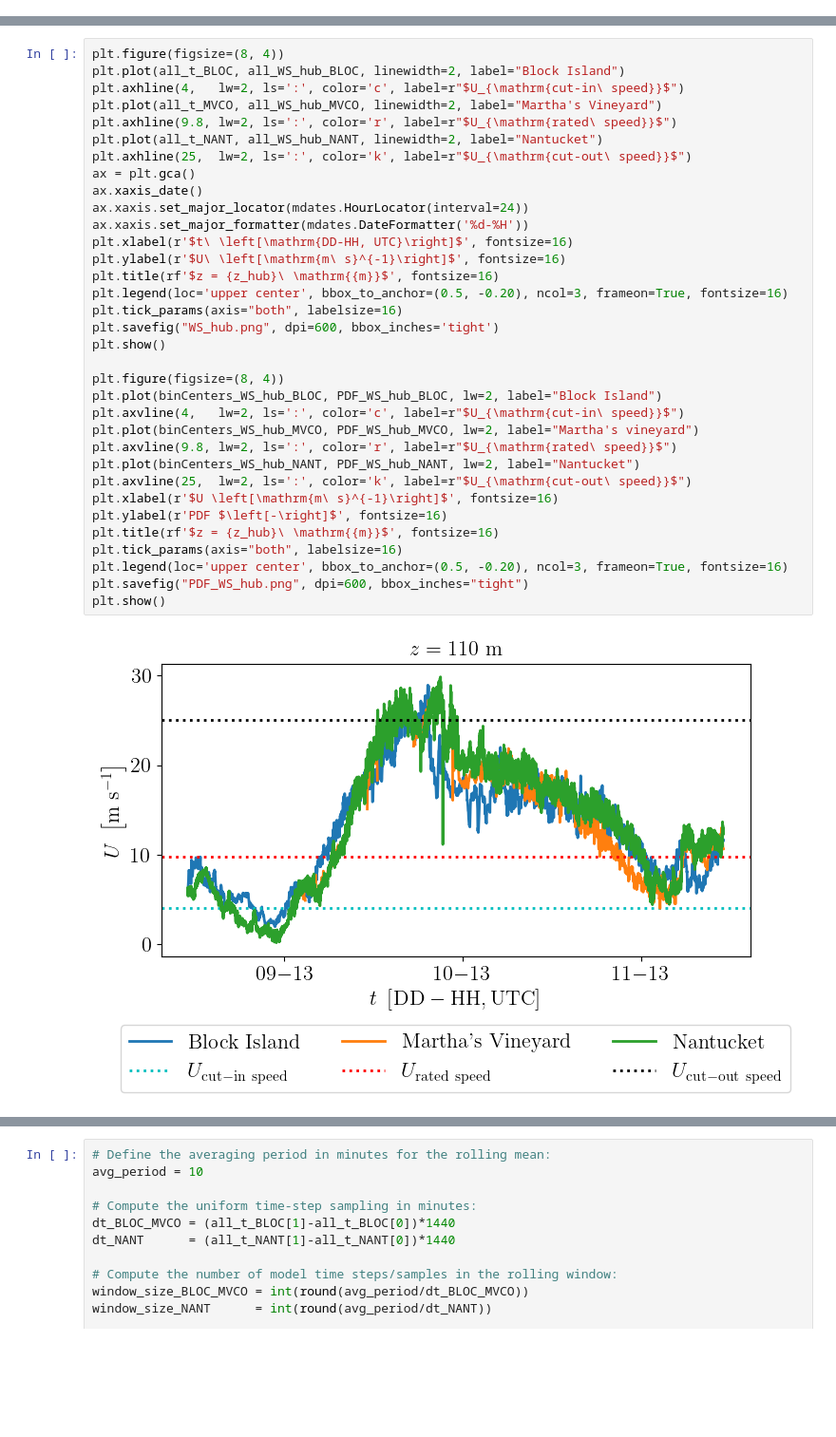
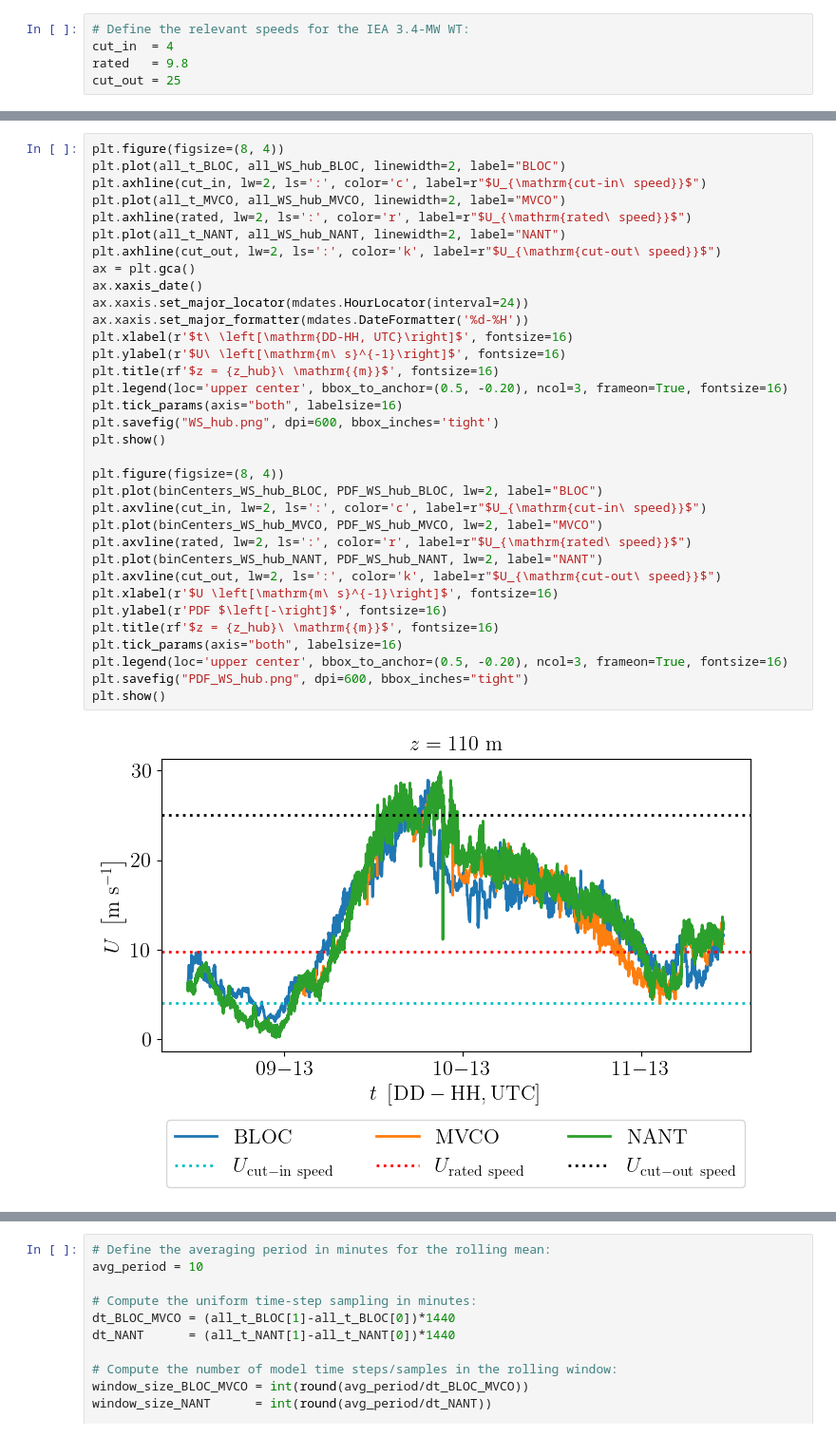
Before and after one commit to m-beshara/wfip3-noreaster-analysis, a Jupyter notebook: scripts/wfip3_analysis.ipynb, the cells around one changed output, grey strips where cells are left out. Shown at 95% size. Saved outputs shown, nothing was run; the diff lists cells and outputs as text; blank space fills up the shorter version.

```diff
--- a/scripts/wfip3_analysis.ipynb
+++ b/scripts/wfip3_analysis.ipynb
@@ -336,2 +437,7 @@ order = [0, 1, 2, 3, 4, 5]
+# %%
+# Define the relevant speeds for the IEA 3.4-MW WT:
+cut_in  = 4
+rated   = 9.8
+cut_out = 25
 # %%
 plt.figure(figsize=(8, 4))
@@ -349,36 +458,36 @@ plt.show()
 # %%
 plt.figure(figsize=(8, 4))
-plt.plot(all_t_BLOC, all_WS_hub_BLOC, linewidth=2, label="Block Island")
-plt.axhline(4,   lw=2, ls=':', color='c', label=r"$U_{\mathrm{cut-in\ speed}}$")
-plt.plot(all_t_MVCO, all_WS_hub_MVCO, linewidth=2, label="Martha's Vineyard")
-plt.axhline(9.8, lw=2, ls=':', color='r', label=r"$U_{\mathrm{rated\ speed}}$")
-plt.plot(all_t_NANT, all_WS_hub_NANT, linewidth=2, label="Nantucket")
-plt.axhline(25,  lw=2, ls=':', color='k', label=r"$U_{\mathrm{cut-out\ speed}}$")
+plt.plot(all_t_BLOC, all_WS_hub_BLOC, linewidth=2, label="BLOC")
+plt.axhline(cut_in, lw=2, ls=':', color='c', label=r"$U_{\mathrm{cut-in\ speed}}$")
+plt.plot(all_t_MVCO, all_WS_hub_MVCO, linewidth=2, label="MVCO")
+plt.axhline(rated, lw=2, ls=':', color='r', label=r"$U_{\mathrm{rated\ speed}}$")
+plt.plot(all_t_NANT, all_WS_hub_NANT, linewidth=2, label="NANT")
+plt.axhline(cut_out, lw=2, ls=':', color='k', label=r"$U_{\mathrm{cut-out\ speed}}$")
 ax = plt.gca()
 ax.xaxis_date()
 ax.xaxis.set_major_locator(mdates.HourLocator(interval=24))
 ax.xaxis.set_major_formatter(mdates.DateFormatter('%d-%H'))
 plt.xlabel(r'$t\ \left[\mathrm{DD-HH, UTC}\right]$', fontsize=16)
 plt.ylabel(r'$U\ \left[\mathrm{m\ s}^{-1}\right]$', fontsize=16)
 plt.title(rf'$z = {z_hub}\ \mathrm{{m}}$', fontsize=16)
 plt.legend(loc='upper center', bbox_to_anchor=(0.5, -0.20), ncol=3, frameon=True, fontsize=16)
 plt.tick_params(axis="both", labelsize=16)
 plt.savefig("WS_hub.png", dpi=600, bbox_inches='tight')
 plt.show()
 
 plt.figure(figsize=(8, 4))
-plt.plot(binCenters_WS_hub_BLOC, PDF_WS_hub_BLOC, lw=2, label="Block Island")
-plt.axvline(4,   lw=2, ls=':', color='c', label=r"$U_{\mathrm{cut-in\ speed}}$")
-plt.plot(binCenters_WS_hub_MVCO, PDF_WS_hub_MVCO, lw=2, label="Martha's vineyard")
-plt.axvline(9.8, lw=2, ls=':', color='r', label=r"$U_{\mathrm{rated\ speed}}$")
-plt.plot(binCenters_WS_hub_NANT, PDF_WS_hub_NANT, lw=2, label="Nantucket")
-plt.axvline(25,  lw=2, ls=':', color='k', label=r"$U_{\mathrm{cut-out\ speed}}$")
+plt.plot(binCenters_WS_hub_BLOC, PDF_WS_hub_BLOC, lw=2, label="BLOC")
+plt.axvline(cut_in, lw=2, ls=':', color='c', label=r"$U_{\mathrm{cut-in\ speed}}$")
+plt.plot(binCenters_WS_hub_MVCO, PDF_WS_hub_MVCO, lw=2, label="MVCO")
+plt.axvline(rated, lw=2, ls=':', color='r', label=r"$U_{\mathrm{rated\ speed}}$")
+plt.plot(binCenters_WS_hub_NANT, PDF_WS_hub_NANT, lw=2, label="NANT")
+plt.axvline(cut_out, lw=2, ls=':', color='k', label=r"$U_{\mathrm{cut-out\ speed}}$")
 plt.xlabel(r'$U \left[\mathrm{m\ s}^{-1}\right]$', fontsize=16)
 plt.ylabel(r'PDF $\left[-\right]$', fontsize=16)
 plt.title(rf'$z = {z_hub}\ \mathrm{{m}}$', fontsize=16)
 plt.tick_params(axis="both", labelsize=16)
 plt.legend(loc='upper center', bbox_to_anchor=(0.5, -0.20), ncol=3, frameon=True, fontsize=16)
 plt.savefig("PDF_WS_hub.png", dpi=600, bbox_inches="tight")
 plt.show()
 # %% [output]
-[figure, old version]
+[figure, new version]
```
Also changed, not shown: parts of 33 cells of this notebook.
